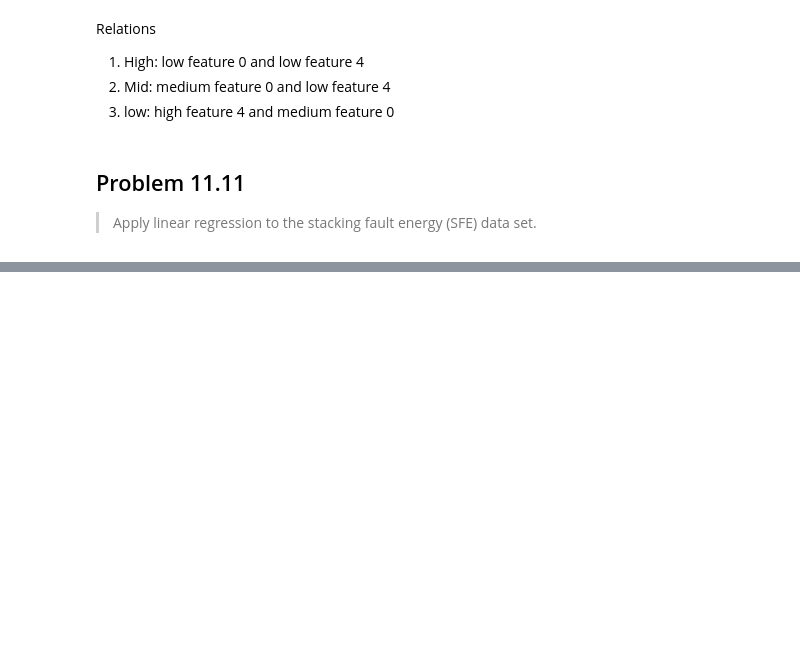
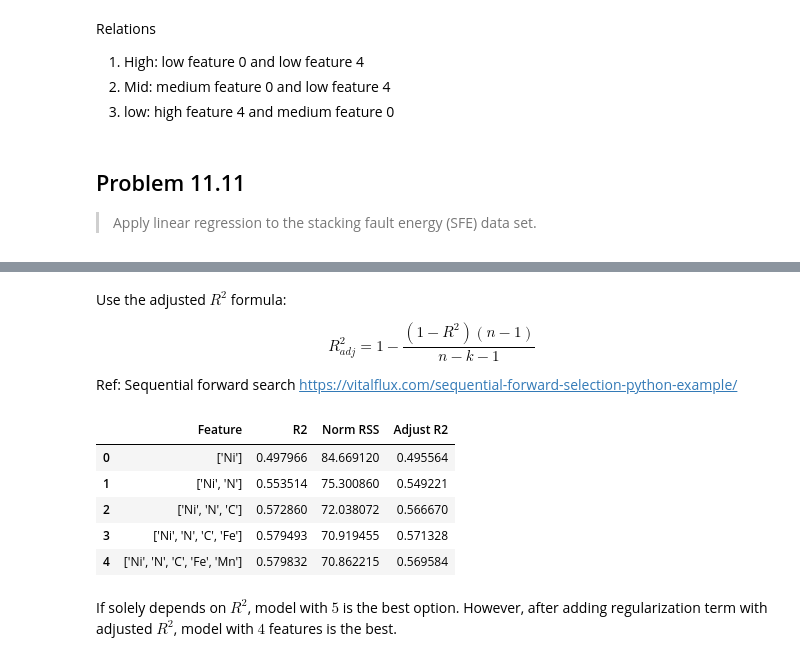
Before and after one commit to stevengogogo/ECEN649_Pattern-Recognition, a Jupyter notebook: hw/hw5.ipynb, the cells around one changed output, grey strips where cells are left out. Drawn from its saved outputs; the diff is of its cells as text; code cells hidden in the pictures; blank space fills up the shorter version.

```diff
--- a/hw/hw5.ipynb
+++ b/hw/hw5.ipynb
@@ -246,0 +302,8 @@ for feat in ['Ni','Fe']:
+# %% [markdown]
+
+Use the adjusted $R^2$ formula:
+
+$$R^{2}_{adj} = 1 - \frac{(1-R^2)(n-1)}{n-k-1}$$
+
+Ref: Sequential forward search
+https://vitalflux.com/sequential-forward-selection-python-example/
@@ -246,0 +355,22 @@ for feat in ['Ni','Fe']:
+# %%
+# data
+xr = SFE.drop("SFE", axis=1).to_numpy()[:, 0:5]
+yr = SFE['SFE']
+
+# Search
+sh = SequentialForwardSearch(LinearRegression())
+sh.search(xr, yr)
+ids_sh = sh.subset
+
+## Performance
+fts = [ str([res["feature"][j] for j in sh.subset[0:i+1]]) for i in range(0, len(sh.subset))] #features
+pd.DataFrame({"Feature": fts, "R2": sh.r2, "Norm RSS": sh.rss, "Adjust R2": sh.adr2})
+# %% [output]
+|  | Feature | R2 | Norm RSS | Adjust R2 |
+| 0 | ['Ni'] | 0.497966 | 84.669120 | 0.495564 |
+| 1 | ['Ni', 'N'] | 0.553514 | 75.300860 | 0.549221 |
+| 2 | ['Ni', 'N', 'C'] | 0.572860 | 72.038072 | 0.566670 |
+| 3 | ['Ni', 'N', 'C', 'Fe'] | 0.579493 | 70.919455 | 0.571328 |
+| 4 | ['Ni', 'N', 'C', 'Fe', 'Mn'] | 0.579832 | 70.862215 | 0.569584 |
+# %% [markdown]
+If solely depends on $R^2$, model with $5$ is the best option. However, after adding regularization term with adjusted $R^2$, model with $4$ features is the best.
```
Also changed, not shown: parts of 11 cells of this notebook.
